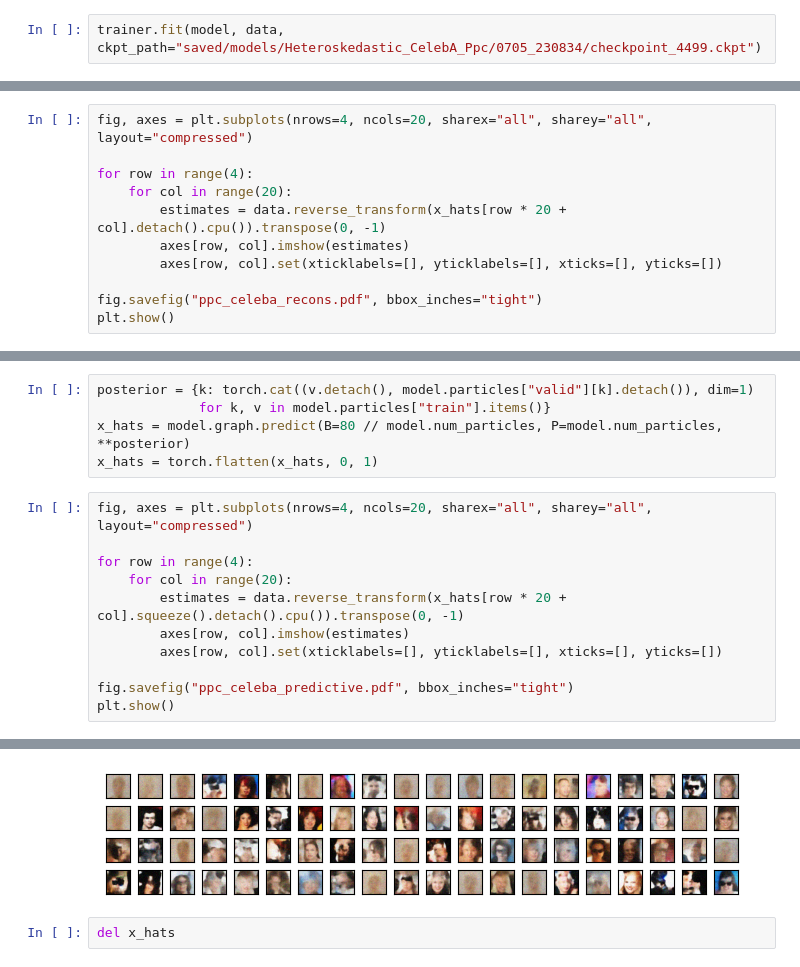
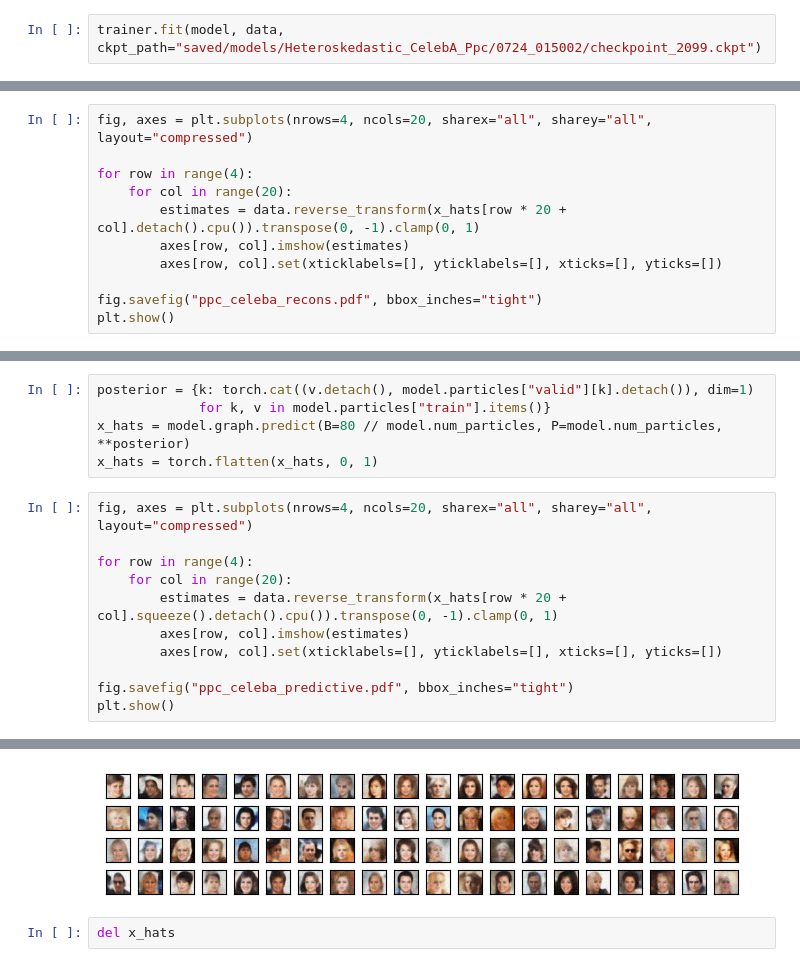
Before and after one commit to esennesh/dcpc_paper, a Jupyter notebook: experiments/ppc_celeba_eval.ipynb, the cells around one changed output, grey strips where cells are left out. Saved outputs shown, nothing was run; the diff lists cells and outputs as text.

```diff
--- a/experiments/ppc_celeba_eval.ipynb
+++ b/experiments/ppc_celeba_eval.ipynb
@@ -29,5 +29,5 @@ HPU available: False, using: 0 HPUs
 # %%
 logger = config.get_logger('valid')
 # %%
-trainer.fit(model, data, ckpt_path="saved/models/Heteroskedastic_CelebA_Ppc/0705_230834/checkpoint_4499.ckpt")
+trainer.fit(model, data, ckpt_path="saved/models/Heteroskedastic_CelebA_Ppc/0724_015002/checkpoint_2099.ckpt")
 # %% [output]
@@ -131,7 +131,7 @@ fig, axes = plt.subplots(nrows=4, ncols=20, sharex="all", sharey="all", layout="
 
 for row in range(4):
     for col in range(20):
-        estimates = data.reverse_transform(x_hats[row * 20 + col].detach().cpu()).transpose(0, -1)
+        estimates = data.reverse_transform(x_hats[row * 20 + col].detach().cpu()).transpose(0, -1).clamp(0, 1)
         axes[row, col].imshow(estimates)
         axes[row, col].set(xticklabels=[], yticklabels=[], xticks=[], yticks=[])
 
@@ -171,7 +154,7 @@ fig, axes = plt.subplots(nrows=4, ncols=20, sharex="all", sharey="all", layout="
 
 for row in range(4):
     for col in range(20):
-        estimates = data.reverse_transform(x_hats[row * 20 + col].squeeze().detach().cpu()).transpose(0, -1)
+        estimates = data.reverse_transform(x_hats[row * 20 + col].squeeze().detach().cpu()).transpose(0, -1).clamp(0, 1)
         axes[row, col].imshow(estimates)
         axes[row, col].set(xticklabels=[], yticklabels=[], xticks=[], yticks=[])
 
@@ -198,4 +164,4 @@ Clipping input data to the valid range for imshow with RGB data ([0..1] for floa
-[figure, old version]
+[figure, new version]
 # %%
 del x_hats
 # %%
```
Also changed, not shown: parts of 14 cells of this notebook.
